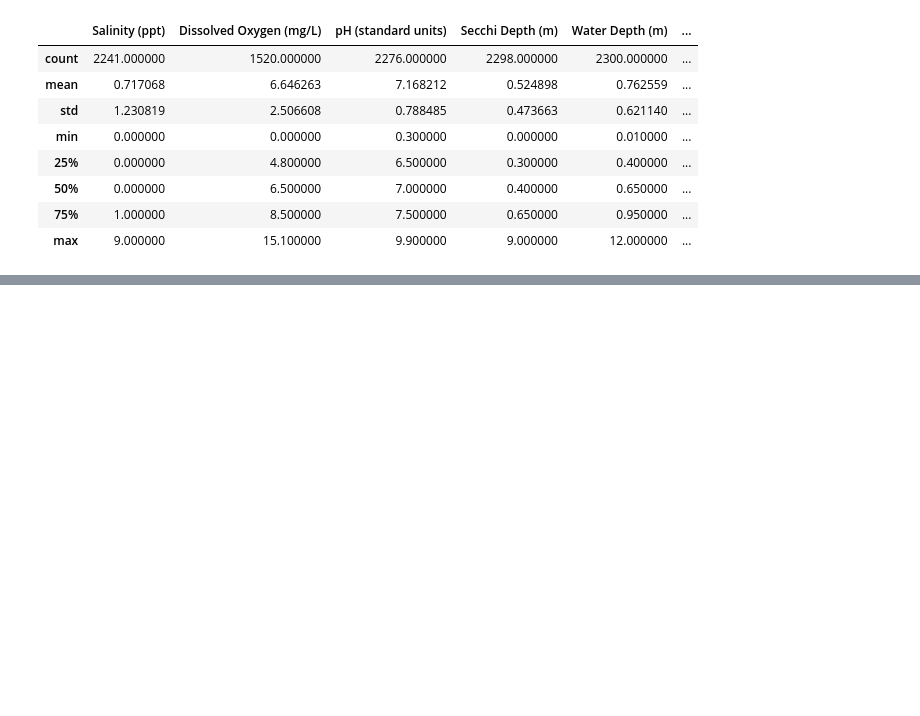
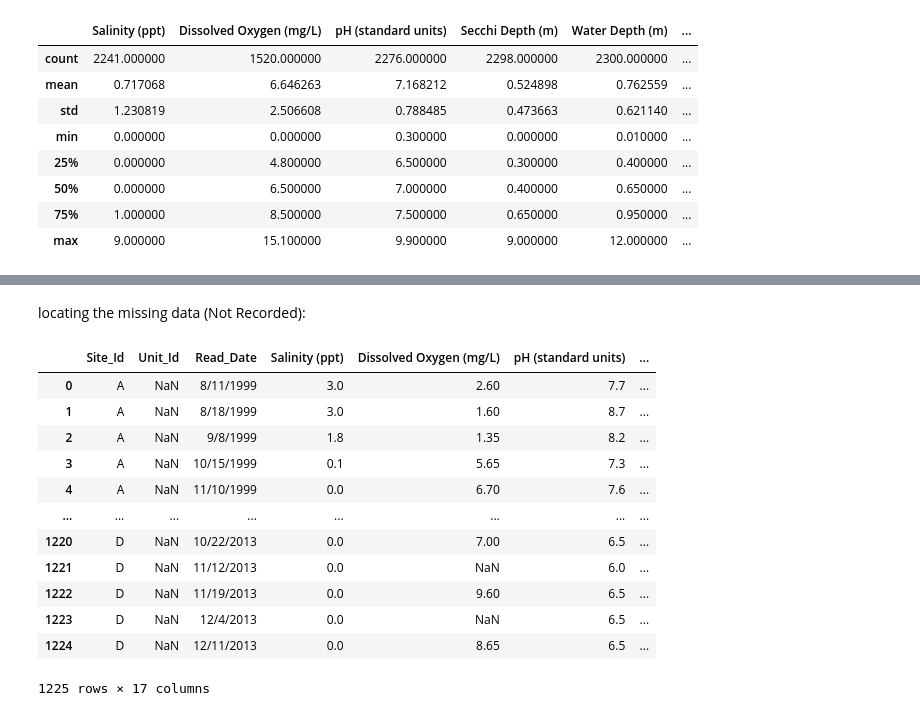
Before and after one commit to ENVS110a-SP23/group8-project, a Jupyter notebook: Check-in_3.ipynb, the cells around one changed output, grey strips where cells are left out. Drawn from its saved outputs; the diff is of its cells as text; code cells hidden in the pictures; blank space fills up the shorter version.

```diff
--- a/Check-in_3.ipynb
+++ b/Check-in_3.ipynb
@@ -76,0 +78,18 @@ TypeError: unhashable type: 'Series'
+# %% [markdown]
+locating the missing data (Not Recorded):
+# %%
+df.loc[df.isin(['Not Recorded']).any(axis=1),:].reset_index(drop=True)
+# %% [output]
+|  | Site_Id | Unit_Id | Read_Date | Salinity (ppt) | Dissolved Oxygen (mg/L) | pH (standard units) | ... |
+| 0 | A | NaN | 8/11/1999 | 3.0 | 2.60 | 7.7 | ... |
+| 1 | A | NaN | 8/18/1999 | 3.0 | 1.60 | 8.7 | ... |
+| 2 | A | NaN | 9/8/1999 | 1.8 | 1.35 | 8.2 | ... |
+| 3 | A | NaN | 10/15/1999 | 0.1 | 5.65 | 7.3 | ... |
+| 4 | A | NaN | 11/10/1999 | 0.0 | 6.70 | 7.6 | ... |
+| ... | ... | ... | ... | ... | ... | ... | ... |
+| 1220 | D | NaN | 10/22/2013 | 0.0 | 7.00 | 6.5 | ... |
+| 1221 | D | NaN | 11/12/2013 | 0.0 | NaN | 6.0 | ... |
+| 1222 | D | NaN | 11/19/2013 | 0.0 | 9.60 | 6.5 | ... |
+| 1223 | D | NaN | 12/4/2013 | 0.0 | NaN | 6.5 | ... |
+| 1224 | D | NaN | 12/11/2013 | 0.0 | 8.65 | 6.5 | ... |
+1225 rows × 17 columns
```
Also changed, not shown: parts of 4 cells of this notebook.
